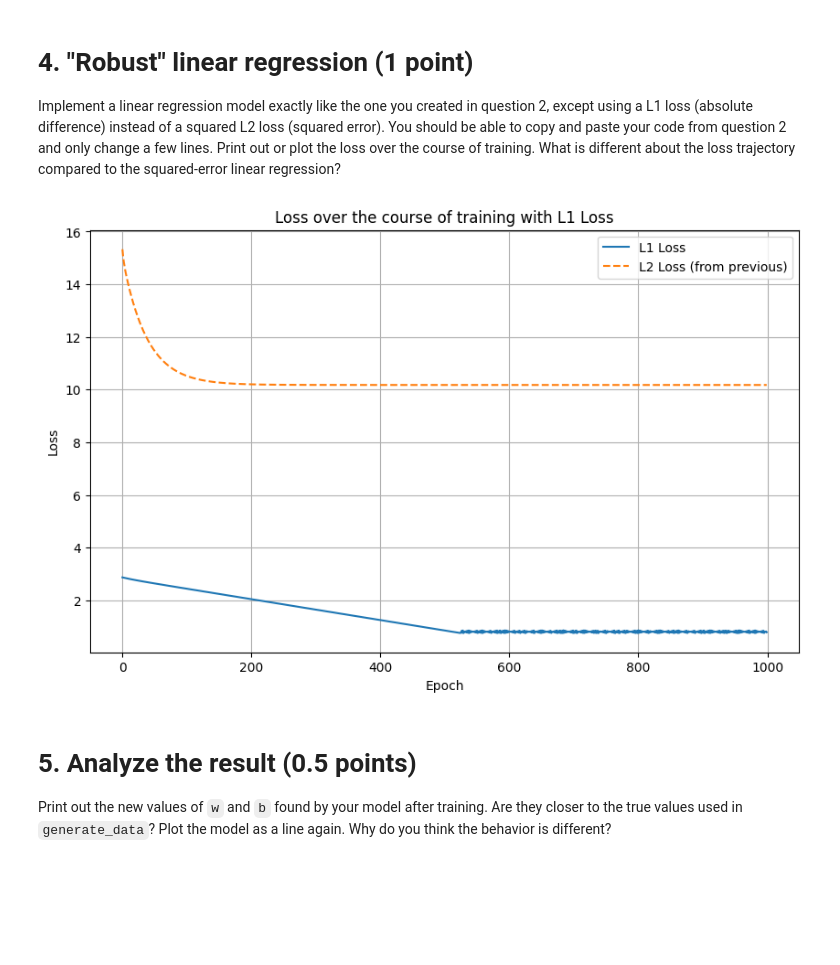
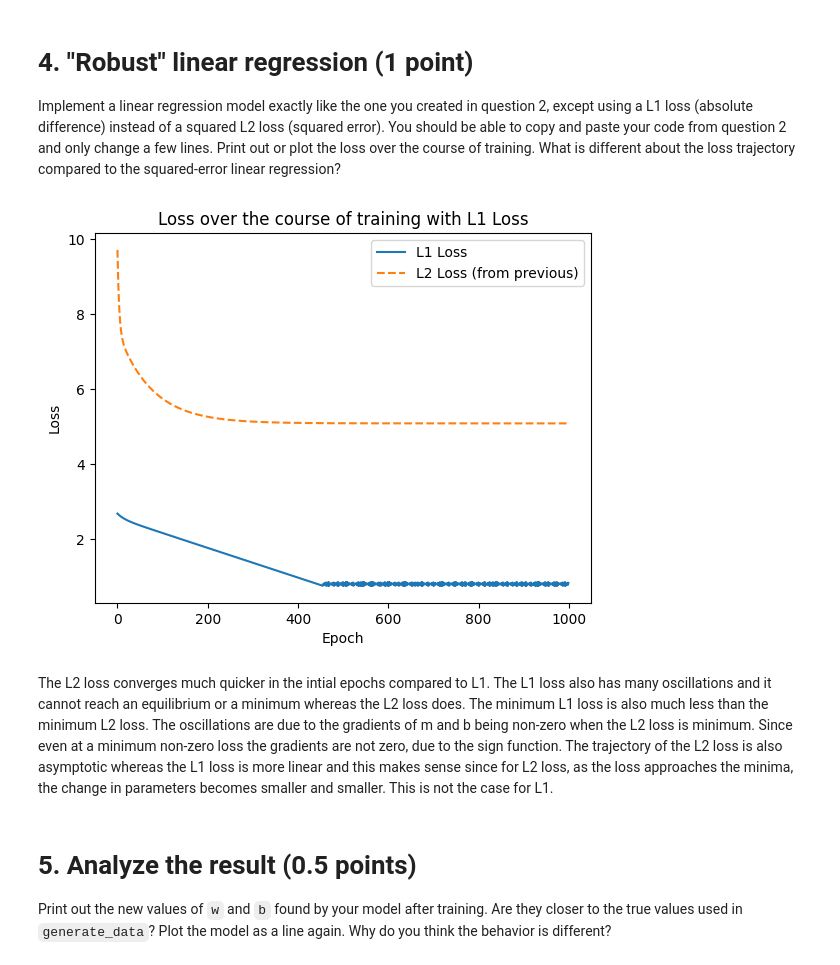
Before and after one commit to Chryron/CSC2516_NN-DL, a Jupyter notebook: Assignments/CSC2516_Homework_1.ipynb, the cells around one changed output. Cells and saved outputs as stored; diff of their text form; code cells hidden in the pictures; blank space fills up the shorter version.

```diff
--- a/Assignments/CSC2516_Homework_1.ipynb
+++ b/Assignments/CSC2516_Homework_1.ipynb
@@ -43,24 +43,22 @@ num_epochs = 1000
 losses = []
 
 def squared_error_loss(y_pred, y_true):
-    return ((y_pred - y_true) ** 2).mean()
+    return (0.5 * (y_pred - y_true) ** 2).mean()
 
 for epoch in range(num_epochs):
     y_pred = m * x + b
 
     loss = squared_error_loss(y_pred, y)
     losses.append(loss)
-    gradient_m = -2 * ((y - y_pred) * x).mean()
-    gradient_b = -2 * (y - y_pred).mean()
+    gradient_m = ((y_pred - y) * x).mean()
+    gradient_b = (y_pred - y).mean()
     m -= learning_rate * gradient_m
     b -= learning_rate * gradient_b
 
-# Plotting the loss over the course of training
-plt.figure(figsize=(10,6))
-plt.plot(losses)
+
+plt.plot(range(num_epochs), losses)
 plt.title("Loss over the course of training")
 plt.xlabel("Epoch")
 plt.ylabel("Loss")
-plt.grid(True)
 plt.show()
 # %% [output]
@@ -93,45 +93,36 @@ You should be able to copy and paste your code from question 2 and only change a
 Print out or plot the loss over the course of training.
 What is different about the loss trajectory compared to the squared-error linear regression?
 # %%
-# Initialize model parameters and hyperparameters for L1 loss linear regression
 m = np.random.randn()
 b = np.random.randn()
 learning_rate = 0.1
 num_epochs = 1000
-losses_L1 = []
+losses_l1 = []
 
-# Define the L1 loss function (absolute difference)
 def l1_loss(y_pred, y_true):
     return np.abs(y_pred - y_true).mean()
 
-# Gradient descent to optimize the model with L1 loss
 for epoch in range(num_epochs):
-    y_pred = m*x + b
+    y_pred = m * x + b
 
-    # Compute the loss
     loss = l1_loss(y_pred, y)
-    losses_L1.append(loss)
-
-    # Compute the gradients
-    gradient_m = -np.sign(y - y_pred) @ x / len(x)
-    gradient_b = -np.sign(y - y_pred).mean()
-
-    # Update model parameters
+    losses_l1.append(loss)
+    gradient_m = (np.sign(y_pred - y)*x).mean()
+    gradient_b = np.sign(y_pred - y).mean()
     m -= learning_rate * gradient_m
     b -= learning_rate * gradient_b
 
-# Plotting the loss over the course of training
-plt.figure(figsize=(10,6))
-plt.plot(losses_L1, label="L1 Loss")
+plt.plot(losses_l1, label="L1 Loss")
 plt.plot(losses, linestyle='--', label="L2 Loss (from previous)")
 plt.title("Loss over the course of training with L1 Loss")
 plt.xlabel("Epoch")
 plt.ylabel("Loss")
 plt.legend()
-plt.grid(True)
 plt.show()
 # %% [output]
-[figure, old version]
+[figure, new version]
+# %% [markdown]
+The L2 loss converges much quicker in the intial epochs compared to L1. The L1 loss also has many oscillations and it cannot reach an equilibrium or a minimum whereas the L2 loss does. The minimum L1 loss is also much less than the minimum L2 loss. The oscillations are due to the gradients of m and b being non-zero when the L2 loss is minimum. Since even at a minimum non-zero loss the gradients are not zero, due to the sign function. The trajectory of the L2 loss is also asymptotic whereas the L1 loss is more linear and this makes sense since for L2 loss, as the loss approaches the minima, the change in parameters becomes smaller and smaller. This is not the case for L1.
 # %% [markdown]
 # 5. Analyze the result (0.5 points)
 
```
Also changed, not shown: parts of 6 cells of this notebook.
